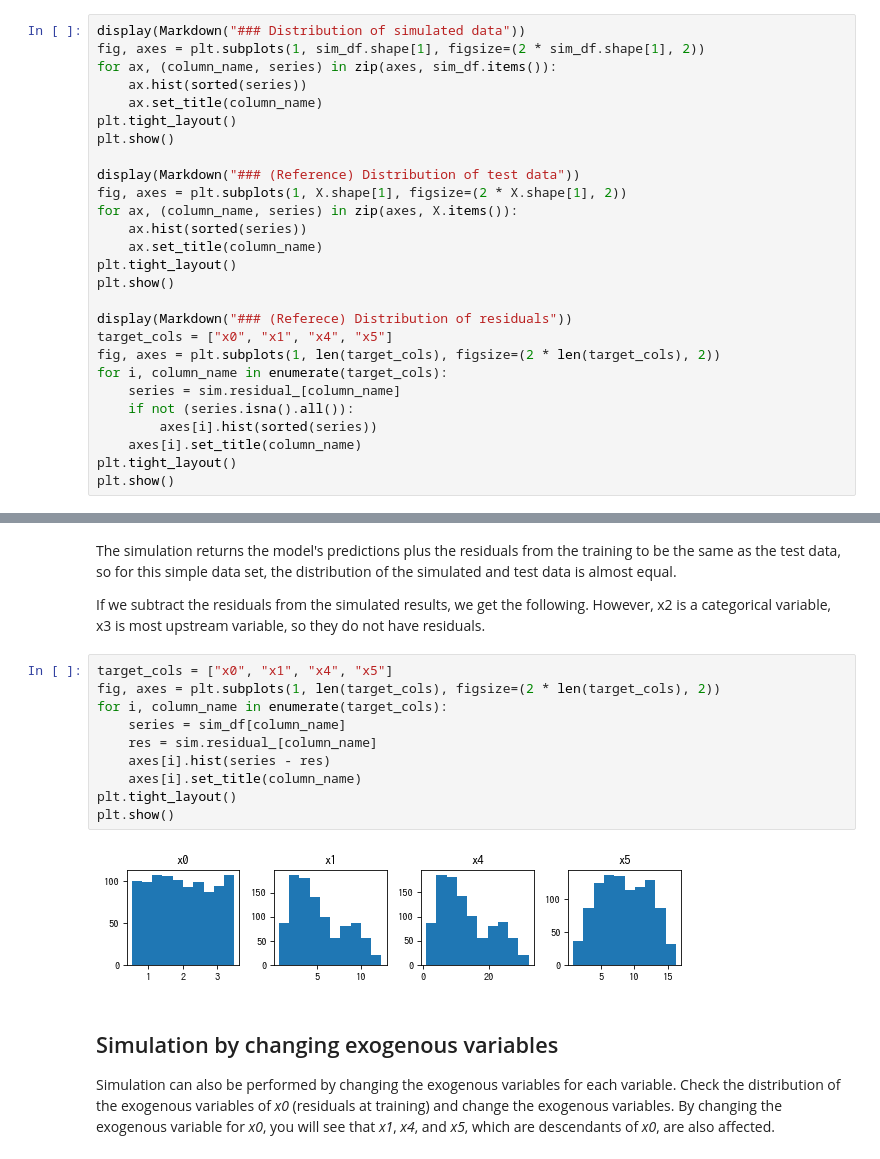
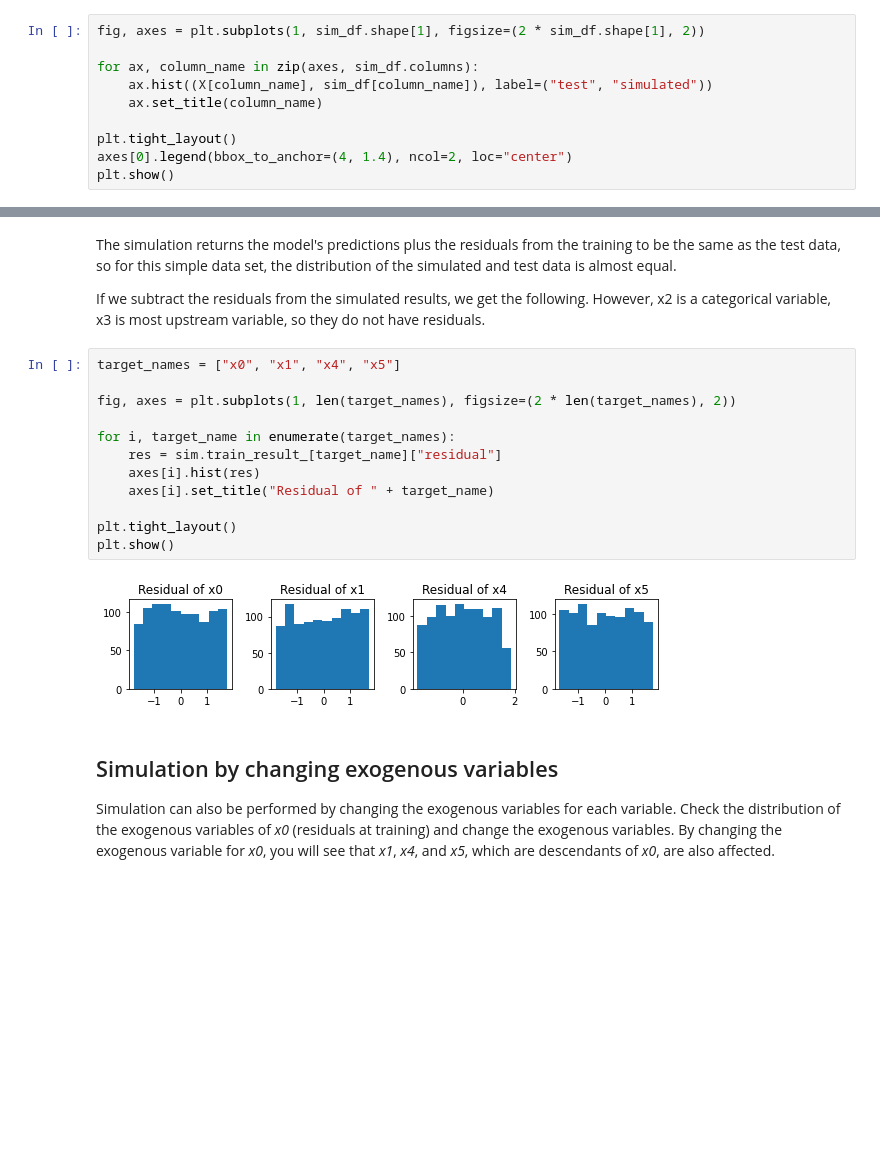
Before and after one commit to cdt15/lingam, a Jupyter notebook: examples/CausalBasedSimulator_generating_simulated_data.ipynb, the cells around one changed output, grey strips where cells are left out. Drawn from its saved outputs; the diff is of its cells as text; blank space fills up the shorter version.

```diff
--- a/examples/CausalBasedSimulator_generating_simulated_data.ipynb
+++ b/examples/CausalBasedSimulator_generating_simulated_data.ipynb
@@ -147,30 +95,13 @@ The simulation results are returned as the return value of run(). The same data
 # %% [markdown]
 In *train()*, the causal graph was analyzed to find the parent-child relationship of each variable, and the data corresponding to the explanatory variables were extracted from the argument data frame *X*. However, *run()* does not extract the values of the explanatory variables from *X*. Instead, it uses the predictions of the parent model as the values of the explanatory variables.
 # %%
-display(Markdown("### Distribution of simulated data"))
 fig, axes = plt.subplots(1, sim_df.shape[1], figsize=(2 * sim_df.shape[1], 2))
-for ax, (column_name, series) in zip(axes, sim_df.items()):
-    ax.hist(sorted(series))
+
+for ax, column_name in zip(axes, sim_df.columns):
+    ax.hist((X[column_name], sim_df[column_name]), label=("test", "simulated"))
     ax.set_title(column_name)
+
 plt.tight_layout()
+axes[0].legend(bbox_to_anchor=(4, 1.4), ncol=2, loc="center")
 plt.show()
-
-display(Markdown("### (Reference) Distribution of test data"))
-fig, axes = plt.subplots(1, X.shape[1], figsize=(2 * X.shape[1], 2))
-for ax, (column_name, series) in zip(axes, X.items()):
-    ax.hist(sorted(series))
-    ax.set_title(column_name)
-plt.tight_layout()
-plt.show()
-
-display(Markdown("### (Referece) Distribution of residuals"))
-target_cols = ["x0", "x1", "x4", "x5"]
-fig, axes = plt.subplots(1, len(target_cols), figsize=(2 * len(target_cols), 2))
-for i, column_name in enumerate(target_cols):
-    series = sim.residual_[column_name]
-    if not (series.isna().all()):
-        axes[i].hist(sorted(series))
-    axes[i].set_title(column_name)
-plt.tight_layout()
-plt.show()
 # %% [output]
@@ -185,17 +111,19 @@ The simulation returns the model's predictions plus the residuals from the train
 
 If we subtract the residuals from the simulated results, we get the following. However, x2 is a categorical variable, x3 is most upstream variable, so they do not have residuals.
 # %%
-target_cols = ["x0", "x1", "x4", "x5"]
-fig, axes = plt.subplots(1, len(target_cols), figsize=(2 * len(target_cols), 2))
-for i, column_name in enumerate(target_cols):
-    series = sim_df[column_name]
-    res = sim.residual_[column_name]
-    axes[i].hist(series - res)
-    axes[i].set_title(column_name)
+target_names = ["x0", "x1", "x4", "x5"]
+
+fig, axes = plt.subplots(1, len(target_names), figsize=(2 * len(target_names), 2))
+
+for i, target_name in enumerate(target_names):
+    res = sim.train_result_[target_name]["residual"]
+    axes[i].hist(res)
+    axes[i].set_title("Residual of " + target_name)
+
 plt.tight_layout()
 plt.show()
 # %% [output]
-[figure, old version]
+[figure, new version]
 # %% [markdown]
 ## Simulation by changing exogenous variables
 
```
Also changed, not shown: parts of 27 cells of this notebook, 4 other files.
